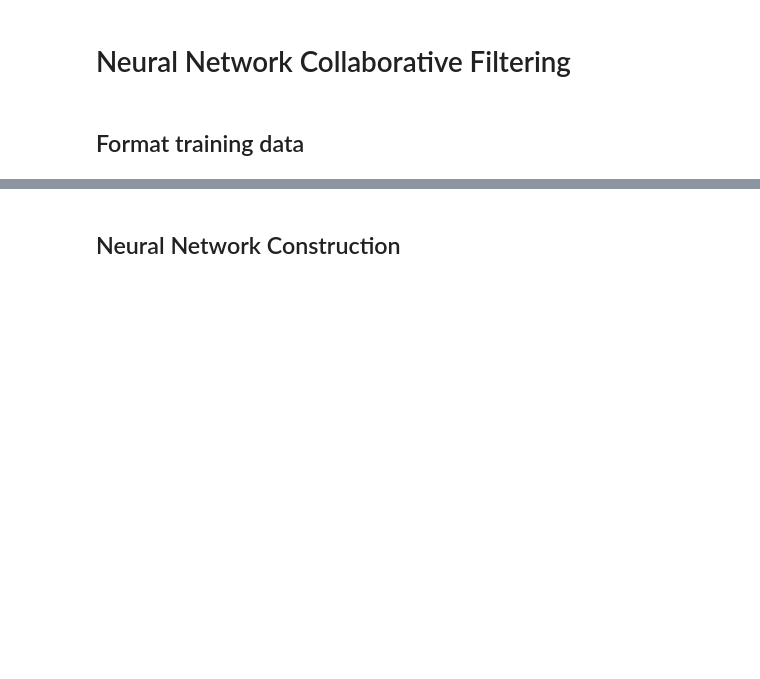
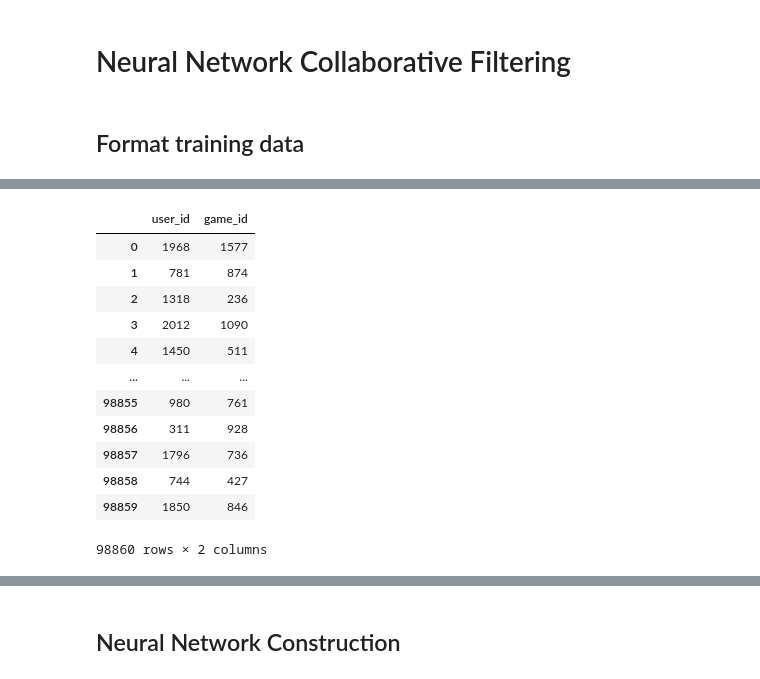
Before and after one commit to chris-gomes/steam-game-recommendations, a Jupyter notebook: Neural Network.ipynb, the cells around one changed output, grey strips where cells are left out. Cells and saved outputs as stored; diff of their text form; code cells hidden in the pictures; blank space fills up the shorter version.

```diff
--- a/Neural Network.ipynb
+++ b/Neural Network.ipynb
@@ -29,5 +46,20 @@ test['played'] = 1
 # %%
-rand_users = np.random.randint(0, train.user_id.unique().size, train.shape[0])
-rand_games = np.random.randint(0, train.game_id.unique().size, train.shape[0])
+rand_users = np.random.randint(0, all_data.user_id.unique().size, all_data.shape[0] * 2)
+rand_games = np.random.randint(0, all_data.game_id.unique().size, all_data.shape[0] * 2)
 neg_samples = pd.DataFrame({"user_id":rand_users, "game_id":rand_games})
+neg_samples
+# %% [output]
+|  | user_id | game_id |
+| 0 | 1968 | 1577 |
+| 1 | 781 | 874 |
+| 2 | 1318 | 236 |
+| 3 | 2012 | 1090 |
+| 4 | 1450 | 511 |
+| ... | ... | ... |
+| 98855 | 980 | 761 |
+| 98856 | 311 | 928 |
+| 98857 | 1796 | 736 |
+| 98858 | 744 | 427 |
+| 98859 | 1850 | 846 |
+98860 rows × 2 columns
 # %%
```
Also changed, not shown: parts of 15 cells of this notebook.
